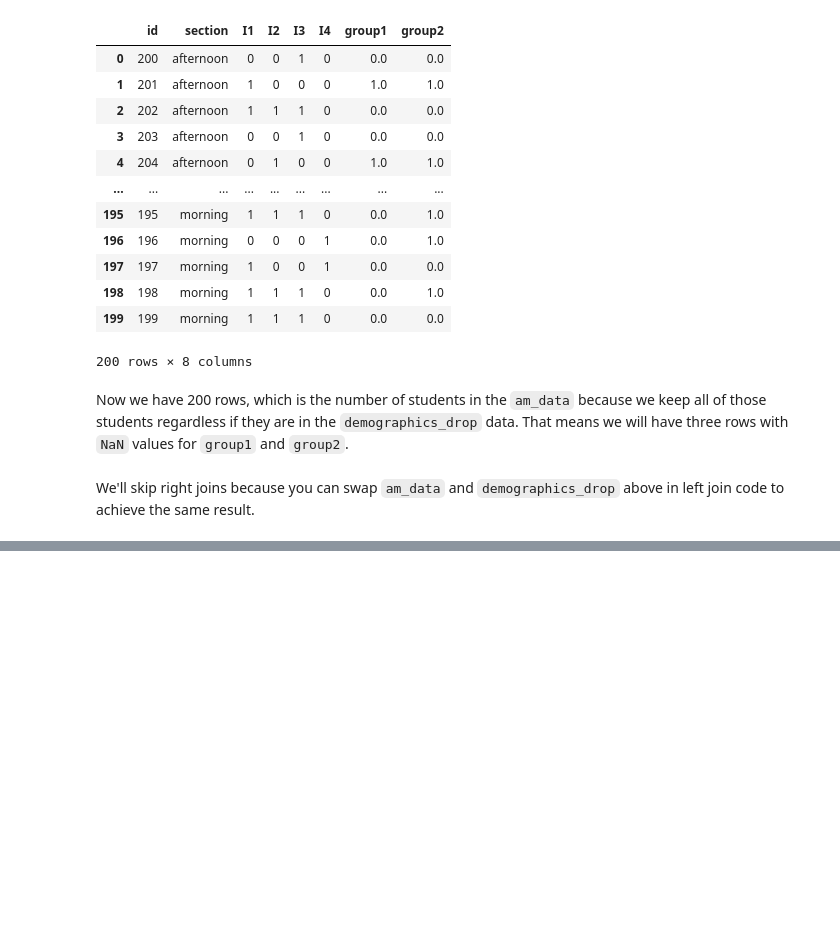
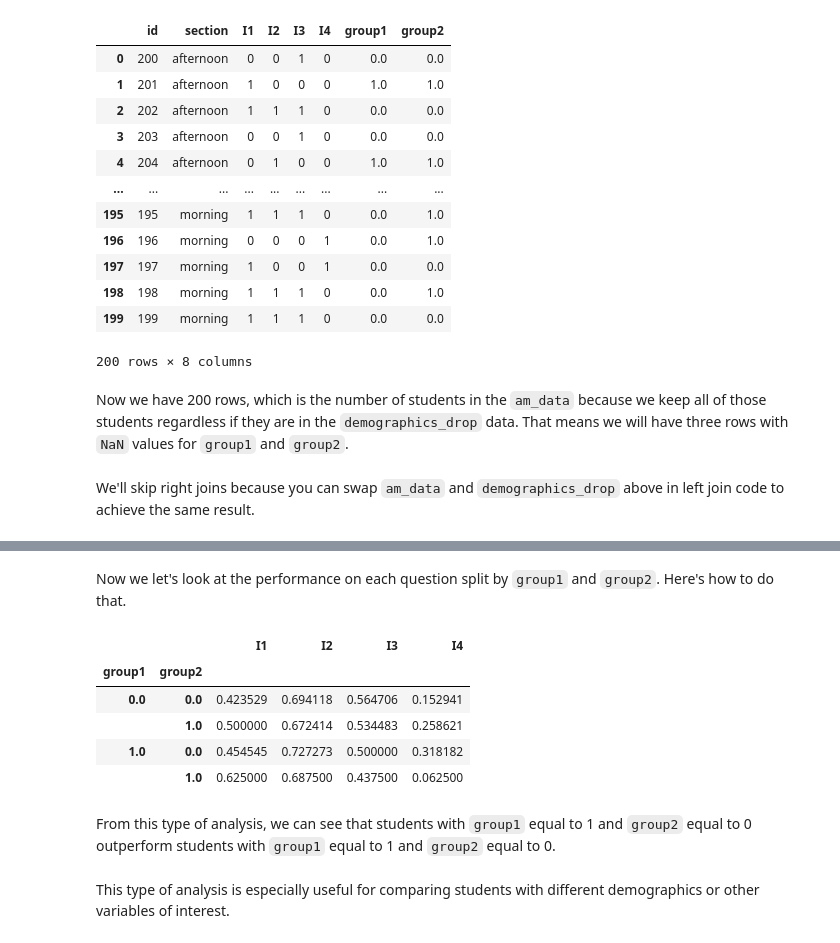
Before and after one commit to gphaser/Python-Intro, a Jupyter notebook: Question data.ipynb, the cells around one changed output, grey strips where cells are left out. Cells and saved outputs as stored; diff of their text form; code cells hidden in the pictures; blank space fills up the shorter version.

```diff
--- a/Question data.ipynb
+++ b/Question data.ipynb
@@ -534,0 +540,20 @@ We'll skip right joins because you can swap `am_data` and `demographics_drop` ab
+# %%
+am_datam = am_data.merge(demographics_drop, how='left', on='id')
+# %% [markdown]
+Now we let's look at the performance on each question split by `group1` and `group2`. Here's how to do that.
+# %%
+(am_datam
+     .groupby(['group1','group2'])[['I1','I2','I3', 'I4']]
+     .mean()
+)
+# %% [output]
+|  |  | I1 | I2 | I3 | I4 |
+| group1 | group2 |  |  |  |  |
+| 0.0 | 0.0 | 0.423529 | 0.694118 | 0.564706 | 0.152941 |
+|  | 1.0 | 0.500000 | 0.672414 | 0.534483 | 0.258621 |
+| 1.0 | 0.0 | 0.454545 | 0.727273 | 0.500000 | 0.318182 |
+|  | 1.0 | 0.625000 | 0.687500 | 0.437500 | 0.062500 |
+# %% [markdown]
+From this type of analysis, we can see that students with `group1` equal to 1 and `group2` equal to 0 outperform students with `group1` equal to 1 and `group2` equal to 0.
+# %% [markdown]
+This type of analysis is especially useful for comparing students with different demographics or other variables of interest.
```
Also changed, not shown: parts of 1 cell of this notebook.
